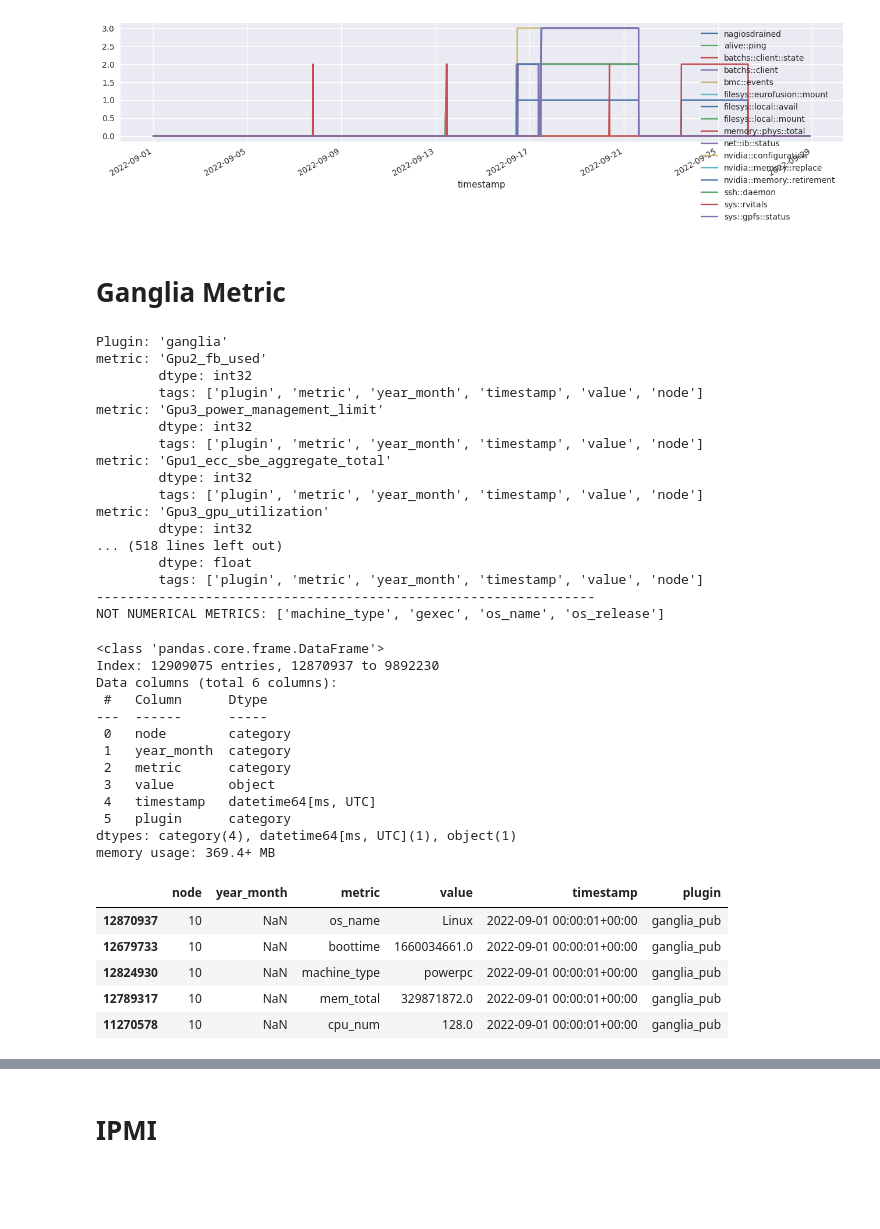
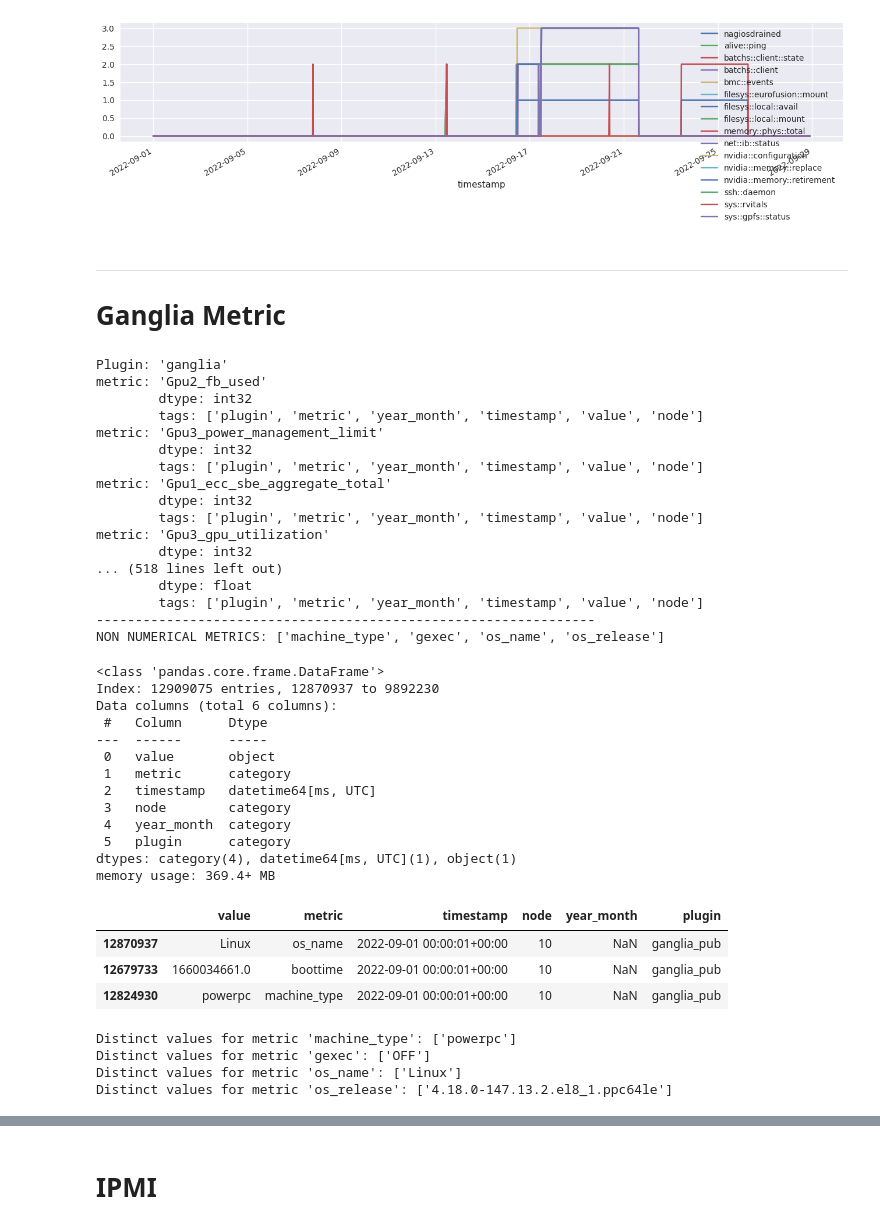
Before and after one commit to RiccardoEvangelisti/Anomaly-Detection, a Jupyter notebook: Data_Visualization.ipynb, the cells around one changed output, grey strips where cells are left out. Drawn from its saved outputs; the diff is of its cells as text; code cells hidden in the pictures; blank space fills up the shorter version.

```diff
--- a/Data_Visualization.ipynb
+++ b/Data_Visualization.ipynb
@@ -354,7 +358,8 @@ df_nagios_rebuild.to_csv(dataset_rebuild_path + "/nagios_rebuild_node:" + NODE_S
 # %% [markdown]
+---
 # Ganglia Metric
 # %%
-metrics_description(plugin="ganglia")
+non_numerical_features = metrics_description(plugin="ganglia")
 # %% [output]
 Plugin: 'ganglia'
 metric: 'Gpu2_fb_used'
@@ -372,29 +377,39 @@ metric: 'Gpu3_gpu_utilization'
         dtype: float
         tags: ['plugin', 'metric', 'year_month', 'timestamp', 'value', 'node']
 ----------------------------------------------------------------
-NOT NUMERICAL METRICS: ['machine_type', 'gexec', 'os_name', 'os_release']
+NON NUMERICAL METRICS: ['machine_type', 'gexec', 'os_name', 'os_release']
 # %%
 df_ganglia = client.query_plugins(plugins="ganglia", node=NODE_SELECTED).sort_values(by="timestamp", ascending=True)
 
 df_ganglia.info()
-display(df_ganglia.head(5))
+display(df_ganglia.head(3))
 # %% [output]
 <class 'pandas.core.frame.DataFrame'>
 Index: 12909075 entries, 12870937 to 9892230
 Data columns (total 6 columns):
  #   Column      Dtype
 ---  ------      -----
- 0   node        category
- 1   year_month  category
- 2   metric      category
- 3   value       object
- 4   timestamp   datetime64[ms, UTC]
+ 0   value       object
+ 1   metric      category
+ 2   timestamp   datetime64[ms, UTC]
+ 3   node        category
+ 4   year_month  category
  5   plugin      category
 dtypes: category(4), datetime64[ms, UTC](1), object(1)
 memory usage: 369.4+ MB
-|  | node | year_month | metric | value | timestamp | plugin |
-| 12870937 | 10 | NaN | os_name | Linux | 2022-09-01 00:00:01+00:00 | ganglia_pub |
-| 12679733 | 10 | NaN | boottime | 1660034661.0 | 2022-09-01 00:00:01+00:00 | ganglia_pub |
-| 12824930 | 10 | NaN | machine_type | powerpc | 2022-09-01 00:00:01+00:00 | ganglia_pub |
-| 12789317 | 10 | NaN | mem_total | 329871872.0 | 2022-09-01 00:00:01+00:00 | ganglia_pub |
-| 11270578 | 10 | NaN | cpu_num | 128.0 | 2022-09-01 00:00:01+00:00 | ganglia_pub |
+|  | value | metric | timestamp | node | year_month | plugin |
+| 12870937 | Linux | os_name | 2022-09-01 00:00:01+00:00 | 10 | NaN | ganglia_pub |
+| 12679733 | 1660034661.0 | boottime | 2022-09-01 00:00:01+00:00 | 10 | NaN | ganglia_pub |
+| 12824930 | powerpc | machine_type | 2022-09-01 00:00:01+00:00 | 10 | NaN | ganglia_pub |
+# %%
+for feature in non_numerical_features:
+    if feature in df_ganglia["metric"].values:
+        distinct_values = df_ganglia.loc[df_ganglia["metric"] == feature]["value"].unique()
+        print("Distinct values for metric '{}': {}".format(feature, distinct_values))
+        if len(distinct_values) > 1:
+            raise Exception("There are more than one distinct values for metric '{}'.".format(feature))
+# %% [output]
+Distinct values for metric 'machine_type': ['powerpc']
+Distinct values for metric 'gexec': ['OFF']
+Distinct values for metric 'os_name': ['Linux']
+Distinct values for metric 'os_release': ['4.18.0-147.13.2.el8_1.ppc64le']
```
Also changed, not shown: parts of 14 cells of this notebook.
